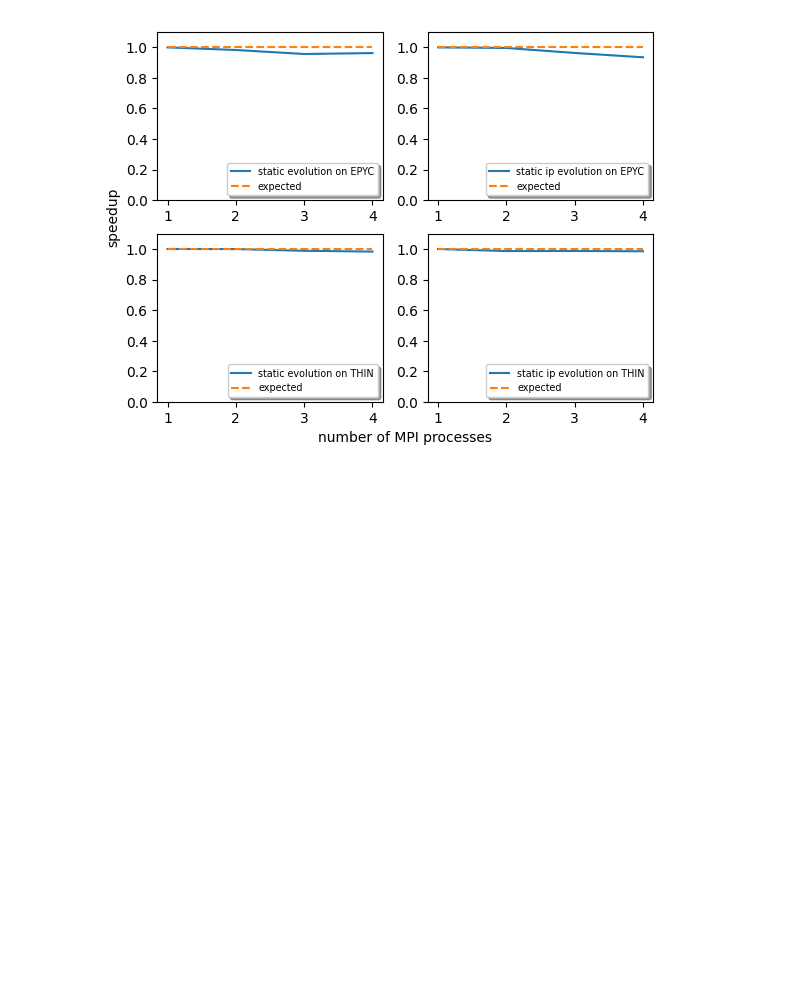
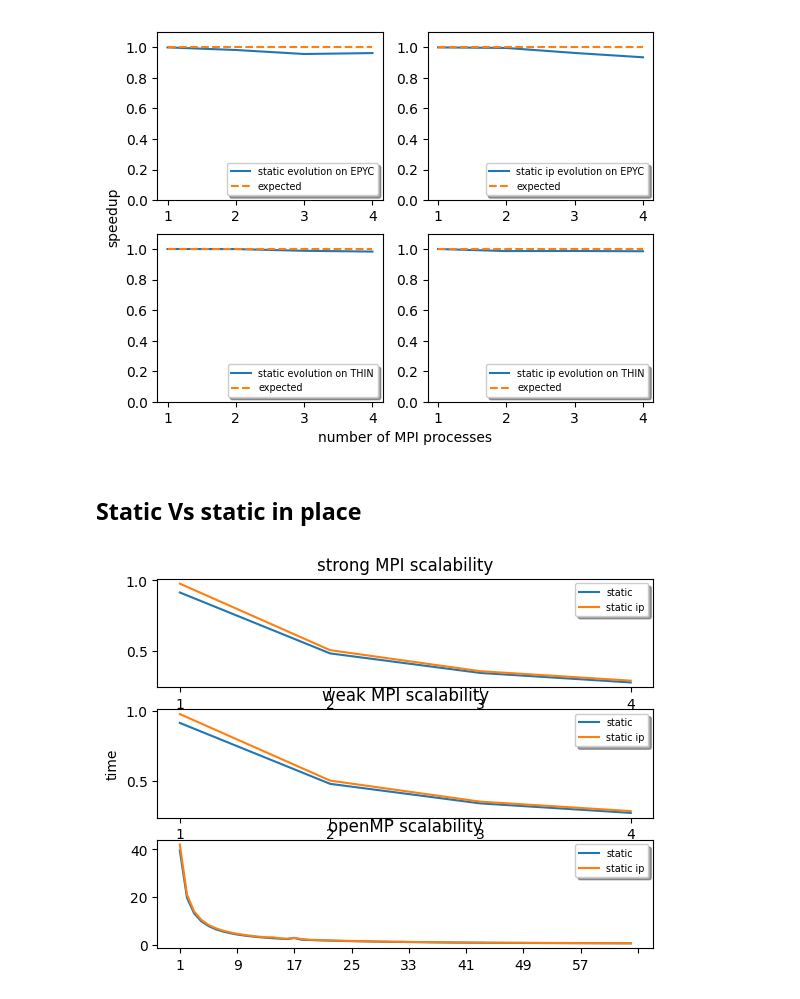
Before and after one commit to TommasoTarchi/Foundations_of_HPC-FinalProject, a Jupyter notebook: exercise1/analysis/analysis.ipynb, the cells around one changed output. Cells and saved outputs as stored; diff of their text form; code cells hidden in the pictures; blank space fills up the shorter version.

```diff
--- a/exercise1/analysis/analysis.ipynb
+++ b/exercise1/analysis/analysis.ipynb
@@ -345,3 +345,5 @@ ax.set_ylabel("speedup")
 plt.savefig('weak_mpi_scal_static.png', dpi=300)
 # %% [output]
 [figure]
+# %% [markdown]
+## Static Vs static in place
@@ -347,0 +379,39 @@ plt.savefig('weak_mpi_scal_static.png', dpi=300)
+# %%
+# displaying results for weak MPI scalability on EPYC and THIN nodes with static evolution
+
+fig = plt.figure()
+ax = fig.add_subplot(111)
+ax1 = fig.add_subplot(311)
+ax2 = fig.add_subplot(312)
+ax3 = fig.add_subplot(313)
+
+# Turn off axis lines and ticks of the big subplot
+ax.spines['top'].set_color('none')
+ax.spines['bottom'].set_color('none')
+ax.spines['left'].set_color('none')
+ax.spines['right'].set_color('none')
+ax.tick_params(labelcolor='w', top=False, bottom=False, left=False, right=False)
+
+ax1.plot(data_strong["processes"], data_strong["static"], label="static")
+ax1.plot(data_strong["processes"], data_strong["static_in_place"], label="static ip")
+ax1.legend(loc='upper right', shadow=True, fontsize='x-small')
+ax1.xaxis.set_major_locator(MaxNLocator(integer=True))
+ax1.set_title("strong MPI scalability")
+
+ax2.plot(data_strong["processes"], data_strong["static"], label="static")
+ax2.plot(data_strong["processes"], data_strong["static_in_place"], label="static ip")
+ax2.legend(loc='upper right', shadow=True, fontsize='x-small')
+ax2.xaxis.set_major_locator(MaxNLocator(integer=True))
+ax2.set_title("weak MPI scalability")
+
+ax3.plot(data_omp["threads_per_socket"], data_omp["static"], label="static")
+ax3.plot(data_omp["threads_per_socket"], data_omp["static_in_place"], label="static ip")
+ax3.legend(loc='upper right', shadow=True, fontsize='x-small')
+ax3.xaxis.set_major_locator(MaxNLocator(integer=True))
+ax3.set_title("openMP scalability")
+
+ax.set_ylabel("time")
+
+plt.savefig('static_vs_static_ip.png', dpi=300)
+# %% [output]
+[figure, added]
```
Also changed, not shown: parts of 1 cell of this notebook, 3 other files.
